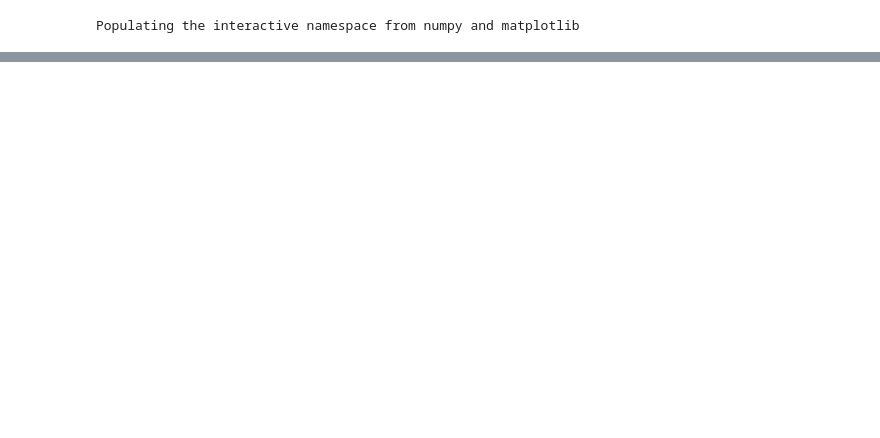
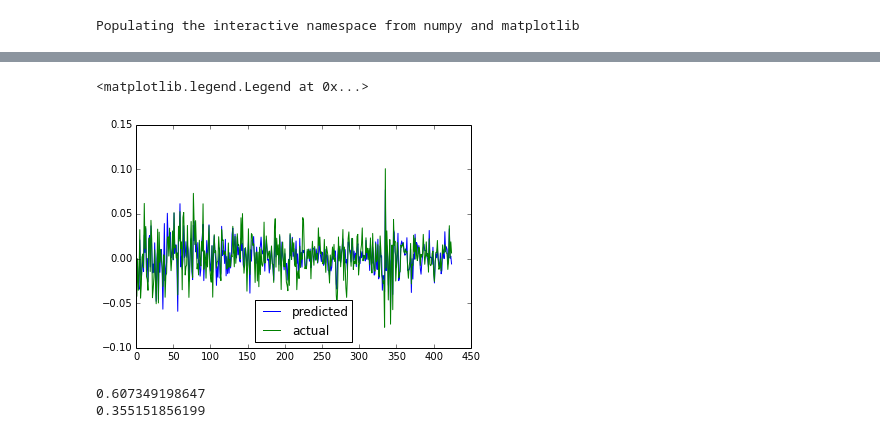
Before and after one commit to ashokvms/mas-lna, a Jupyter notebook: src/hmm/StockMarketPrediction.ipynb, the cells around one changed output, grey strips where cells are left out. Saved outputs shown, nothing was run; the diff lists cells and outputs as text; code cells hidden in the pictures; blank space fills up the shorter version.

```diff
--- a/src/hmm/StockMarketPrediction.ipynb
+++ b/src/hmm/StockMarketPrediction.ipynb
@@ -23,0 +119,13 @@ print data_from_file
+# %%
+plt.plot(clf.predict(train_features), label = 'predicted')
+plt.plot(train_targets, label = 'actual')
+plt.legend(loc = 8)
+# %% [output]
+<matplotlib.legend.Legend at 0x...>
+[figure, added]
+# %%
+print clf.score(train_features,train_targets)
+print clf.score(test_features,test_targets)
+# %% [output]
+0.607349198647
+0.355151856199
```
Also changed, not shown: parts of 8 cells of this notebook, 1 other file.
